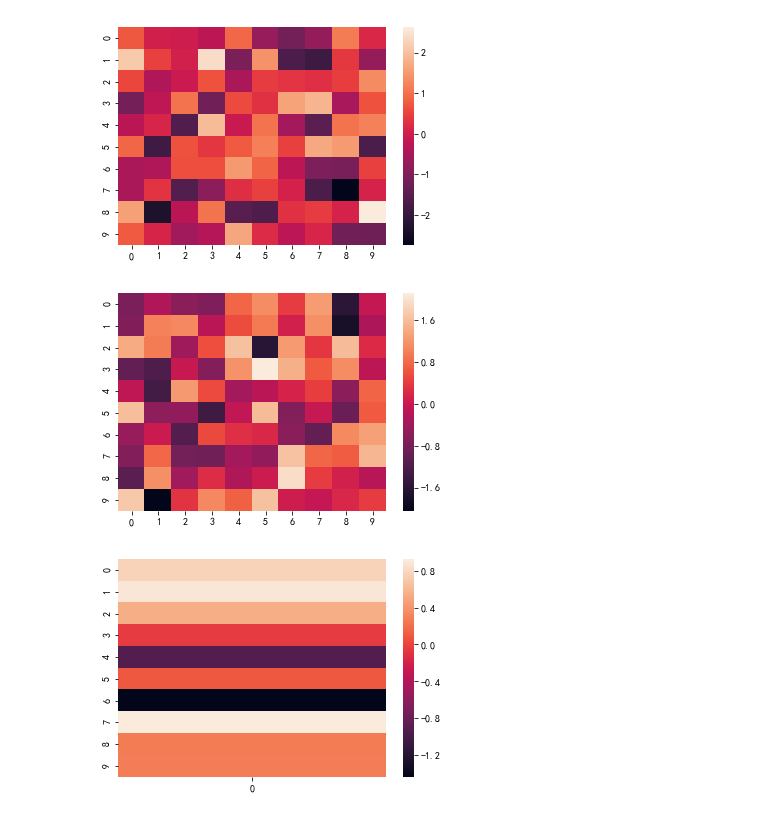
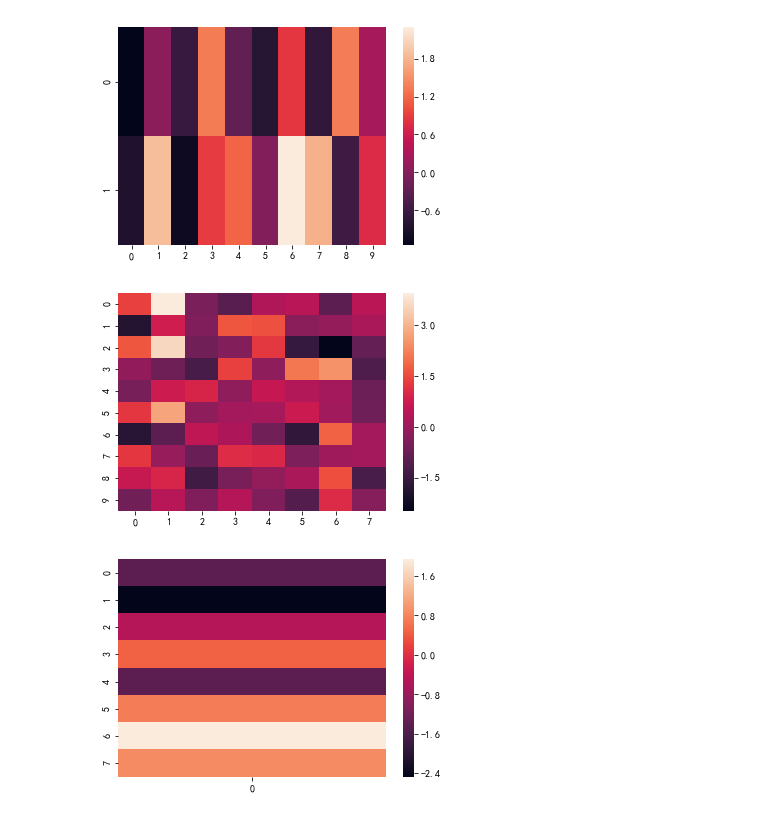
Before and after one commit to flowering888/neural_network, a Jupyter notebook: neural_network.ipynb, the cells around one changed output. Saved outputs shown, nothing was run; the diff lists cells and outputs as text; code cells hidden in the pictures.

```diff
--- a/neural_network.ipynb
+++ b/neural_network.ipynb
@@ -20,0 +18,2 @@ def binary_crossentropy(label, pred_y):
+# %%
+X_train, X_test, y_train, y_test = train_test_split(data, label, test_size=0.2, random_state=42)
@@ -20,0 +55,12 @@ def binary_crossentropy(label, pred_y):
+# %%
+# 计算训练集合上的均值 最大值 最小值 用来归一化
+mean = np.mean(X_train, axis=0)
+maxium = np.max(X_train, axis=0)
+minium = np.min(X_train, axis=0)
+
+# 归一化
+def normalizition(X, maxium=maxium, minium=minium, mean=mean):
+    return (X - mean) / (maxium - minium)
+
+X_train = normalizition(X_train)
+X_test = normalizition(X_test)
@@ -20,0 +83,26 @@ def binary_crossentropy(label, pred_y):
+# %%
+# activation func:sigmoid
+def sigmoid(x):
+    return 1 / (1+np.exp(-x))
+
+# activation func:relu
+def relu(x):
+    return np.maximum(x, 0)
+def relu_prime(z):
+    z[z>0]=1
+    return z
+
+# loss function
+def binary_crossentropy(label, pred_y):
+    return np.sum(-label * np.log(pred_y) - (1 - label) * np.log(1 - pred_y))
+
+# metric
+def accuracy(label, pred_y):
+    return np.mean(label == (pred_y > 0.5).astype(np.int))
+
+# predict
+def predict(X, model):
+    l1_out = relu(np.dot(X, model['w0']))
+    l2_out = relu(np.dot(l1_out, model['w1']))
+    pred_y = sigmoid(np.dot(l2_out, model['w2']))
+    return pred_y
@@ -71,18 +245,18 @@ plt.show()
 # %%
 # w0权重
-sns.heatmap(w0)
+sns.heatmap(best_model['w0'])
 plt.show()
 # %% [output]
-[figure, old version]
+[figure, new version]
 # %%
 # w1 权重
-sns.heatmap(w1)
+sns.heatmap(best_model['w1'])
 plt.show()
 # %% [output]
-[figure, old version]
+[figure, new version]
 # %%
 # w2权重
-sns.heatmap(w2)
+sns.heatmap(best_model['w2'])
 plt.show()
 # %% [output]
-[figure, old version]
+[figure, new version]
```
Also changed, not shown: parts of 20 cells of this notebook.
